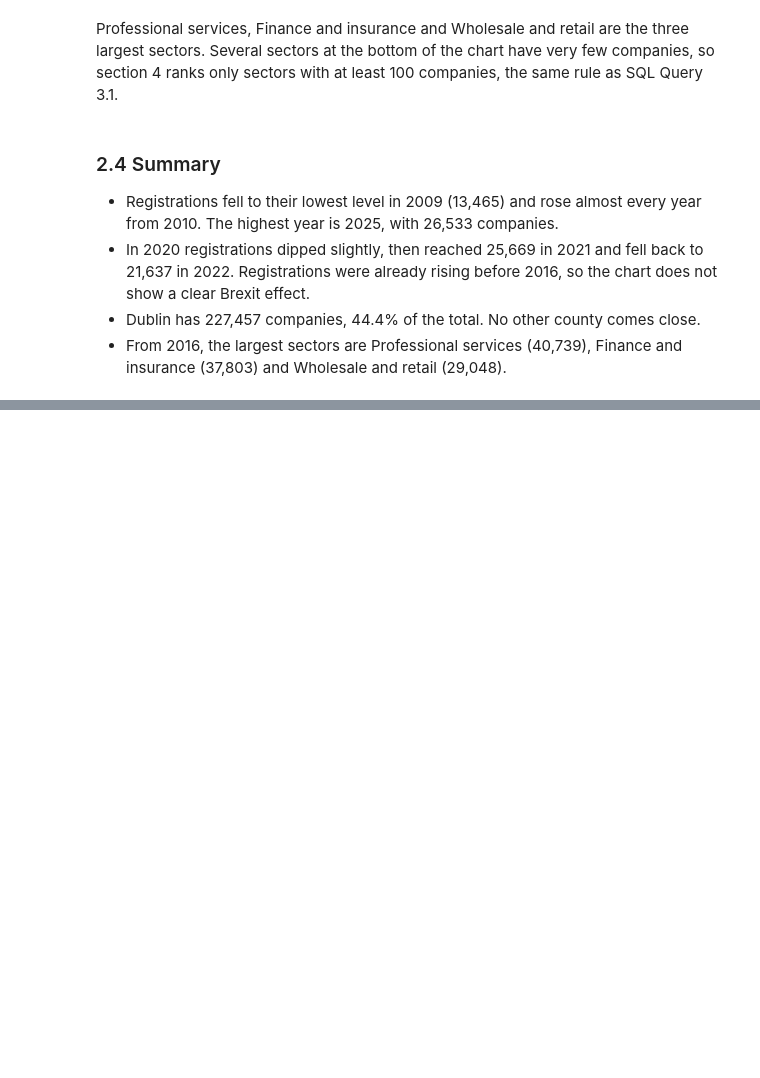
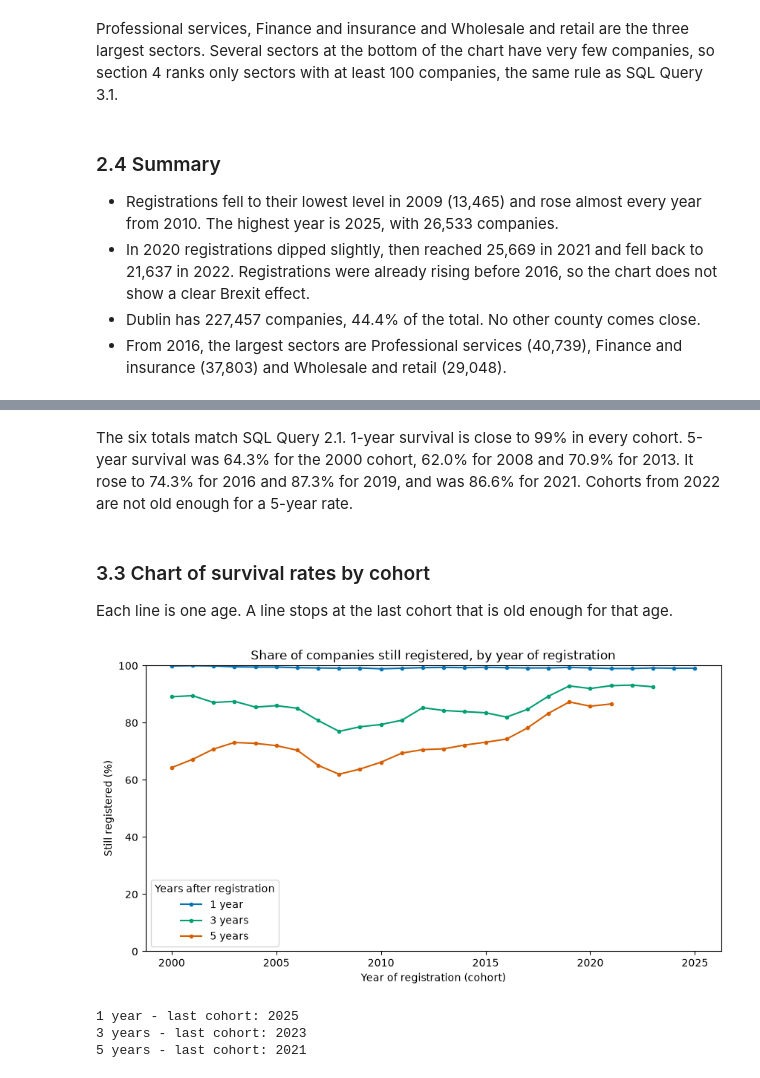
Before and after one commit to temulenbd/irish-company-survival-analysis, a Jupyter notebook: notebooks/3_statistical_analysis.ipynb, the cells around one changed output, grey strips where cells are left out. Drawn from its saved outputs; the diff is of its cells as text; code cells hidden in the pictures; blank space fills up the shorter version.

Commit message:
Notebook 3: survival by cohort, closure check, strict rule

```diff
--- a/notebooks/3_statistical_analysis.ipynb
+++ b/notebooks/3_statistical_analysis.ipynb
@@ -288,0 +332,16 @@ Professional services, Finance and insurance and Wholesale and retail are the th
+# %%
+# Eligible and surviving companies per cohort
+flag_columns = ["eligible_1y", "survived_1y",
+                "eligible_3y", "survived_3y",
+                "eligible_5y", "survived_5y"]
+cohorts = companies.groupby("reg_year")[flag_columns].sum()
+
+# Survival rate in percent for each age
+for years in [1, 3, 5]:
+    survived = cohorts[f"survived_{years}y"]
+    eligible = cohorts[f"eligible_{years}y"]
+    cohorts[f"survival_{years}y_pct"] = (survived / eligible * 100).round(1)
+
+# Check: totals against SQL Query 2.1
+print(cohorts[flag_columns].sum(), "\n")
+cohorts[["survival_1y_pct", "survival_3y_pct", "survival_5y_pct"]]
@@ -288,0 +374,34 @@ Professional services, Finance and insurance and Wholesale and retail are the th
+# %% [markdown]
+The six totals match SQL Query 2.1. 1-year survival is close to 99% in every cohort. 5-year survival was 64.3% for the 2000 cohort, 62.0% for 2008 and 70.9% for 2013. It rose to 74.3% for 2016 and 87.3% for 2019, and was 86.6% for 2021. Cohorts from 2022 are not old enough for a 5-year rate.
+# %% [markdown]
+### 3.3 Chart of survival rates by cohort
+
+Each line is one age. A line stops at the last cohort that is old enough for that age.
+# %%
+# One line per age, Okabe-Ito colours
+ages = {"survival_1y_pct": ("1 year", "#0072B2"),
+        "survival_3y_pct": ("3 years", "#009E73"),
+        "survival_5y_pct": ("5 years", "#D55E00")}
+
+fig, ax = plt.subplots(figsize=(10, 5))
+for column, (label, colour) in ages.items():
+    ax.plot(cohorts.index, cohorts[column], marker="o", markersize=3,
+            color=colour, label=label)
+
+ax.set_title("Share of companies still registered, by year of registration")
+ax.set_xlabel("Year of registration (cohort)")
+ax.set_ylabel("Still registered (%)")
+ax.set_ylim(0, 100)
+ax.legend(title="Years after registration")
+
+fig.savefig("../figures/03_survival_by_cohort.png", dpi=150, bbox_inches="tight")
+plt.show()
+
+# Check: last cohort on each line
+for column, (label, colour) in ages.items():
+    print(label, "- last cohort:", cohorts[column].last_valid_index())
+# %% [output]
+[figure, added]
+1 year - last cohort: 2025
+3 years - last cohort: 2023
+5 years - last cohort: 2021
```
Also changed, not shown: parts of 18 cells of this notebook, 2 other files.
